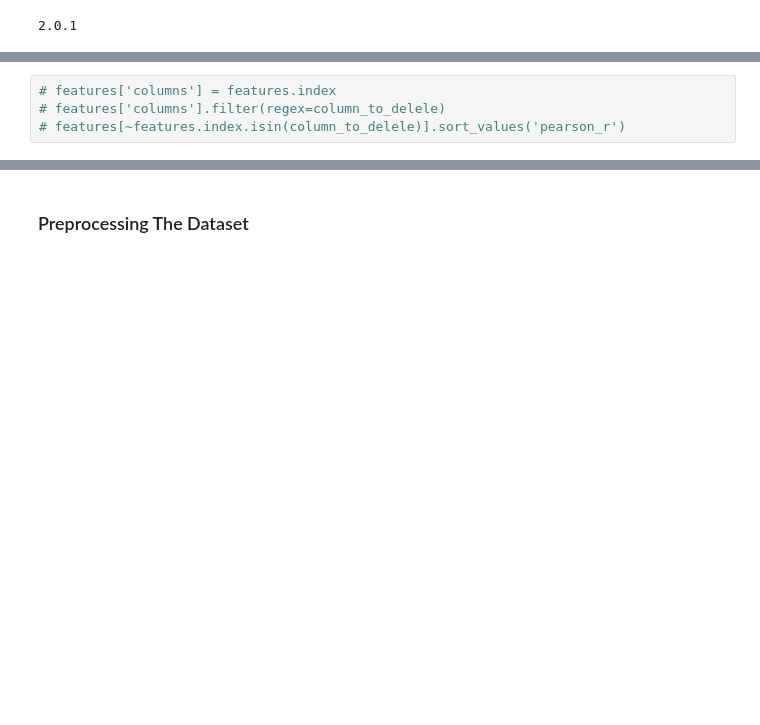
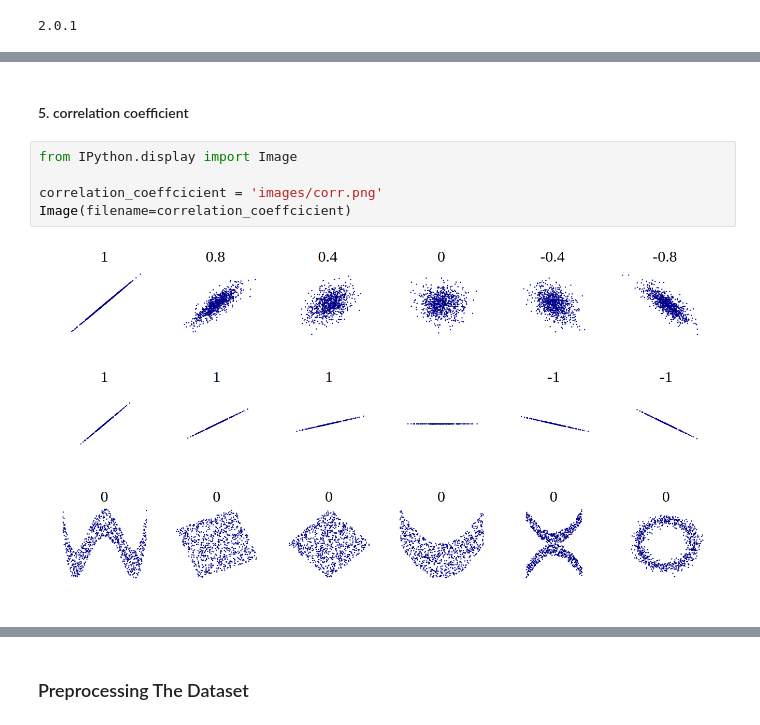
Before and after one commit to tekeuange23/ml-in-action, a Jupyter notebook: constraint-learning/constraint-learning.ipynb, the cells around one changed output, grey strips where cells are left out. Cells and saved outputs as stored; diff of their text form; blank space fills up the shorter version.

```diff
--- a/constraint-learning/constraint-learning.ipynb
+++ b/constraint-learning/constraint-learning.ipynb
@@ -223,7 +217,12 @@ plt.show()
-# %%
-# features['columns'] = features.index
-# features['columns'].filter(regex=column_to_delele)
-# features[~features.index.isin(column_to_delele)].sort_values('pearson_r')
+# %% [markdown]
+#### 5. correlation coefficient
+# %%
+from IPython.display import Image
+
+correlation_coeffcicient = 'images/corr.png'
+Image(filename=correlation_coeffcicient)
+# %% [output]
+[figure, added]
 # %%
 #################
 '''    TEST   '''
```
Also changed, not shown: parts of 5 cells of this notebook, 3 other files.
